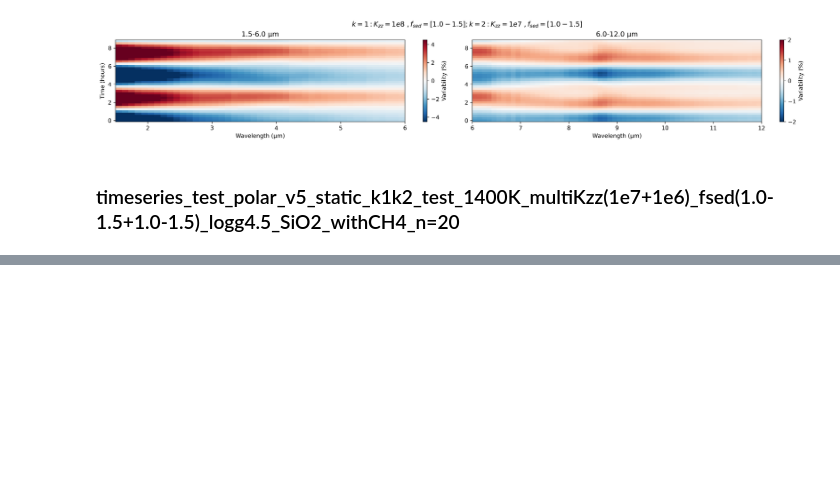
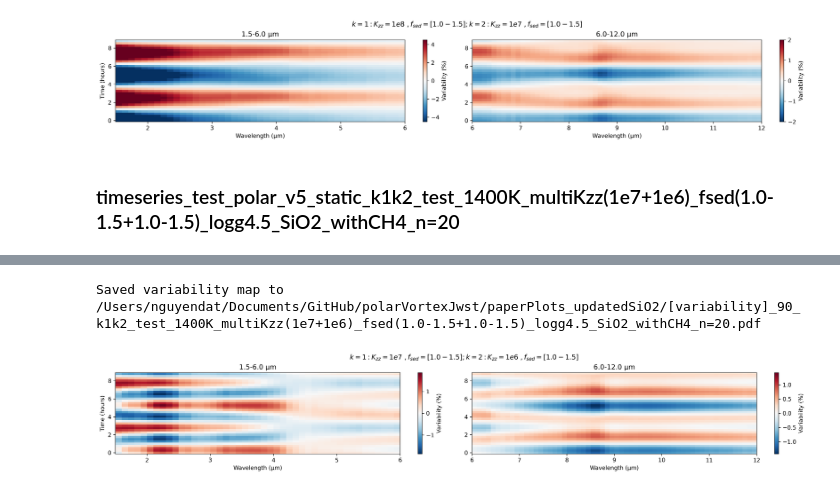
Before and after one commit to fudanguyen/polarVortexJwst, a Jupyter notebook: spec_module/customFigs[variabilityMaps].ipynb, the cells around one changed output, grey strips where cells are left out. Drawn from its saved outputs; the diff is of its cells as text; code cells hidden in the pictures; blank space fills up the shorter version.

```diff
--- a/spec_module/customFigs[variabilityMaps].ipynb
+++ b/spec_module/customFigs[variabilityMaps].ipynb
@@ -507,0 +578,27 @@ n = len(codec_k1k2_loaded_ts.spectra_assignments.keys())
+# %%
+inclin = '90'
+# save = False
+save = True
+
+saveName = os.path.join(plotDir,f'[variability]_{inclin}_{specConfigName_k1k2}.pdf') if save else None
+# composite_spectra_ts, time_array, wave_bin=0.1, t_min=0.0, t_max=10.0,
+                                # split_wave=6.0, wave_range_full=(1.0, 12.0),
+                                # inclin=None, cmap='RdBu_r', save_path=None, figshape=(14, 5),
+                                # vmin1=None, vmax1=None, vmin2=None, vmax2=None, title='none'
+
+fig, axs, variability = plot_variability_map_split(
+    specs_k1k2_ts[inclin], time_k1k2_ts,
+    t_min=0.0, t_max=9.0,
+    split_wave=6, wave_range_full=(1.5, 12.0),
+    wave_bin=0.1,
+    # vmin1=-4.5, vmax1=+4.5, vmin2=-2, vmax2=+2,
+    inclin=inclin,
+    cmap='RdBu_r',
+    figshape=(18, 3),
+    save_path=saveName,
+    # title = f'{specConfigName_k1k2}'
+    title = r'$k=1 : K_{zz}=1e7\ ,  f_{sed}=[1.0-1.5]; k=2 : K_{zz}=1e6\ , f_{sed}=[1.0-1.5]$',
+    )
+# %% [output]
+Saved variability map to /Users/nguyendat/Documents/GitHub/polarVortexJwst/paperPlots_updatedSiO2/[variability]_90_k1k2_test_1400K_multiKzz(1e7+1e6)_fsed(1.0-1.5+1.0-1.5)_logg4.5_SiO2_withCH4_n=20.pdf
+[figure, added]
```
Also changed, not shown: parts of 10 cells of this notebook, 1 other file.
